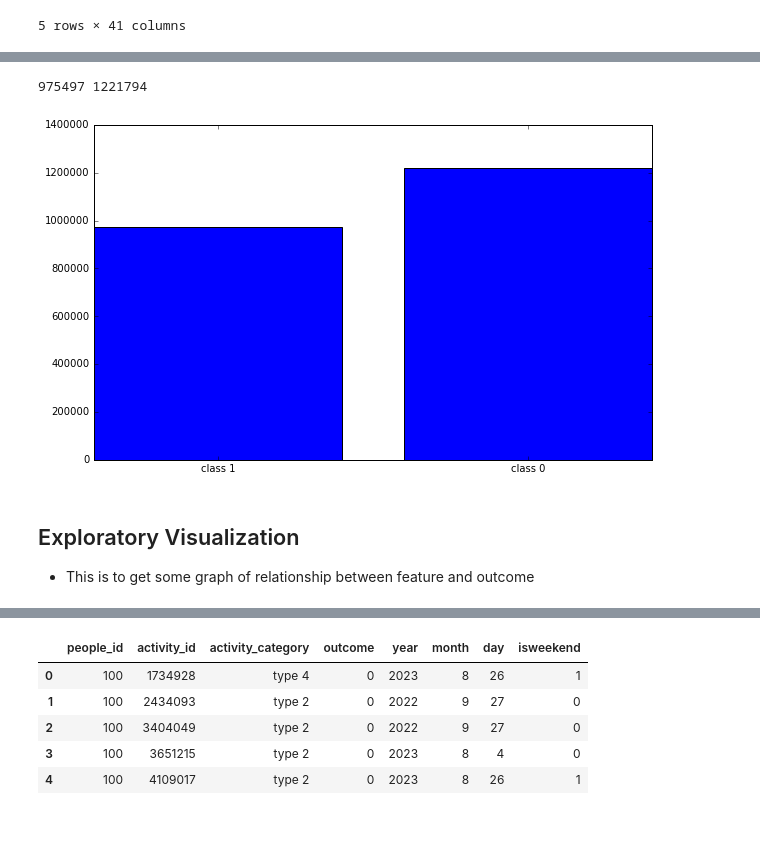
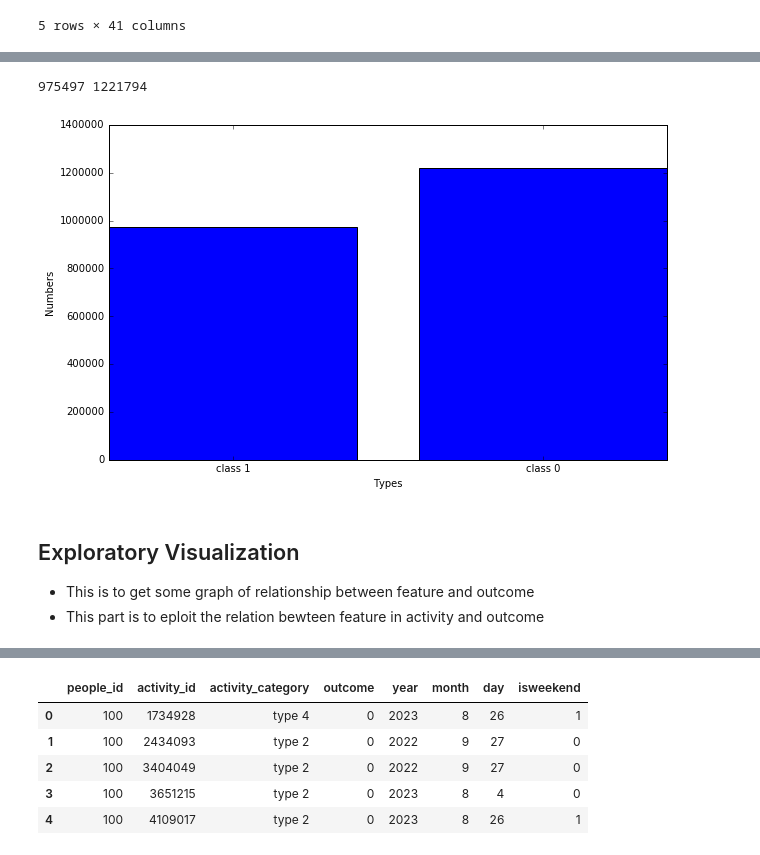
Before and after one commit to fanxianxian/Machine-Learning-Nanodegree, a Jupyter notebook: capstone/RedHat-p5 .ipynb, the cells around one changed output, grey strips where cells are left out. Drawn from its saved outputs; the diff is of its cells as text; code cells hidden in the pictures; blank space fills up the shorter version.

```diff
--- a/capstone/RedHat-p5 .ipynb
+++ b/capstone/RedHat-p5 .ipynb
@@ -122,17 +128,20 @@ get_pie_chart(per_act, types_act)
 # %%
 #to konw whether data set is banlanced
 outcomes_1 = act_train[act_train['outcome'] > 0 ]
 outcomes_0 = act_train[act_train['outcome'] == 0]
 print(len(outcomes_1),len(outcomes_0))
 plt.xticks((0,1),('class 1','class 0'))
 plt.bar(left = (0,1), height = (len(outcomes_1), len(outcomes_0)), align = 'center')
+plt.xlabel('Types')
+plt.ylabel('Numbers')
 plt.show()
 # %% [output]
 975497 1221794
-[figure, old version]
+[figure, new version]
 # %% [markdown]
 ## Exploratory Visualization ##
 - This is to get some graph of relationship between feature and outcome
+- This part is to eploit the relation bewteen feature in activity and outcome
 # %%
 get_relation('activity_category',act_train, 'bar')
 # %% [output]
```
Also changed, not shown: parts of 39 cells of this notebook, 1 other file.
